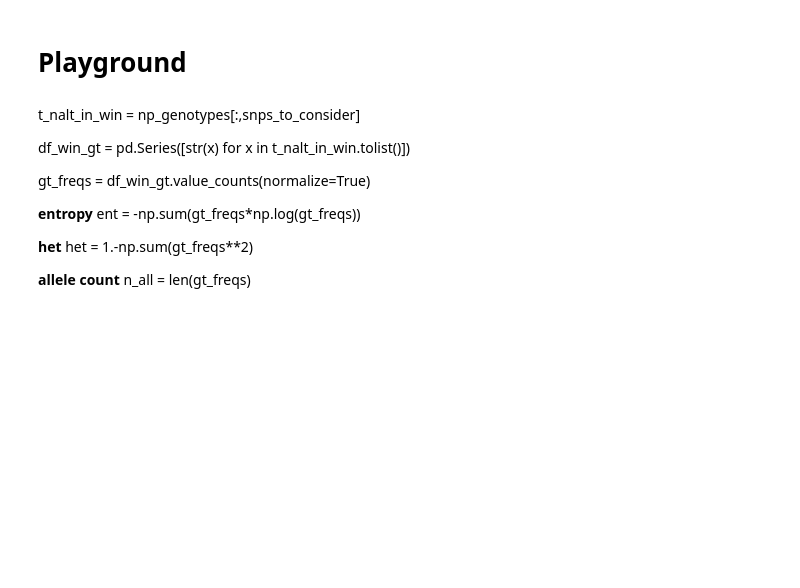
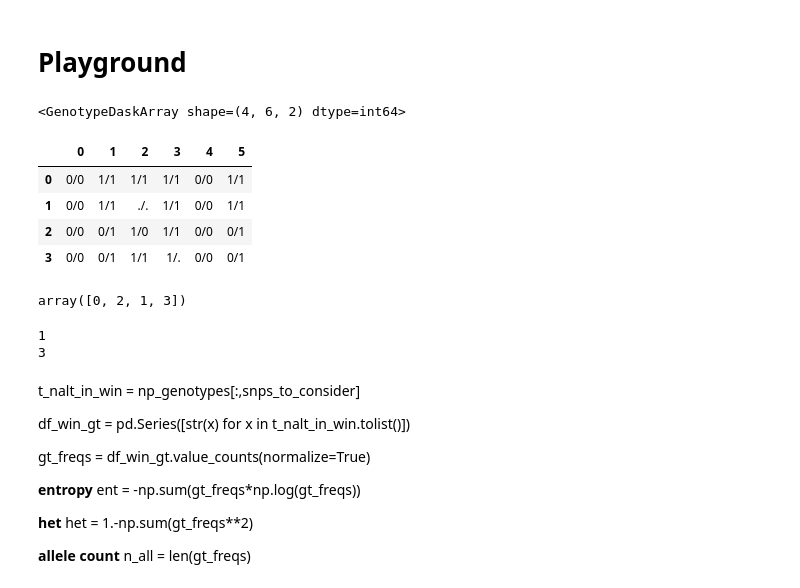
Before and after one commit to malariagen/pv-muhap, a Jupyter notebook: notebooks/marker_optimisation.ipynb, the cells around one changed output. Drawn from its saved outputs; the diff is of its cells as text; code cells hidden in the pictures; blank space fills up the shorter version.

```diff
--- a/notebooks/marker_optimisation.ipynb
+++ b/notebooks/marker_optimisation.ipynb
@@ -429,6 +410,33 @@ results_df = pd.DataFrame(data={'chrom':chrom_list,'window_start':window_start,'
 results_df
 # %% [markdown]
 # Playground
+# %%
+data = [[[0,0],[1,1],[1,1],[1,1],[0,0],[1,1]],
+        [[0,0],[1,1],[-1,-1],[1,1],[0,0],[1,1]],
+        [[0,0],[0,1],[1,0],[1,1],[0,0],[0,1]],
+        [[0,0],[0,1],[1,1],[1,-1],[0,0],[0,1]],]
+
+gt = allel.GenotypeDaskArray(data)
+gt
+# %% [output]
+<GenotypeDaskArray shape=(4, 6, 2) dtype=int64>
+|  | 0 | 1 | 2 | 3 | 4 | 5 |
+| 0 | 0/0 | 1/1 | 1/1 | 1/1 | 0/0 | 1/1 |
+| 1 | 0/0 | 1/1 | ./. | 1/1 | 0/0 | 1/1 |
+| 2 | 0/0 | 0/1 | 1/0 | 1/1 | 0/0 | 0/1 |
+| 3 | 0/0 | 0/1 | 1/1 | 1/. | 0/0 | 0/1 |
+# %%
+unique, index, counts = np.unique(gt, axis=1, return_counts=True, return_index = True)
+index
+# %% [output]
+array([0, 2, 1, 3])
+# %%
+for i in range(len(index)):
+    if -1 in (gt[:,index[i]].compute()):
+        print(i)
+# %% [output]
+1
+3
 # %%
 def count_unique_alleles_in_window(gt): # Does this need to be just for biallelic
     unique, index, counts = np.unique(gt, axis=1, return_index=True, return_counts=True)
```
Also changed, not shown: parts of 15 cells of this notebook.
